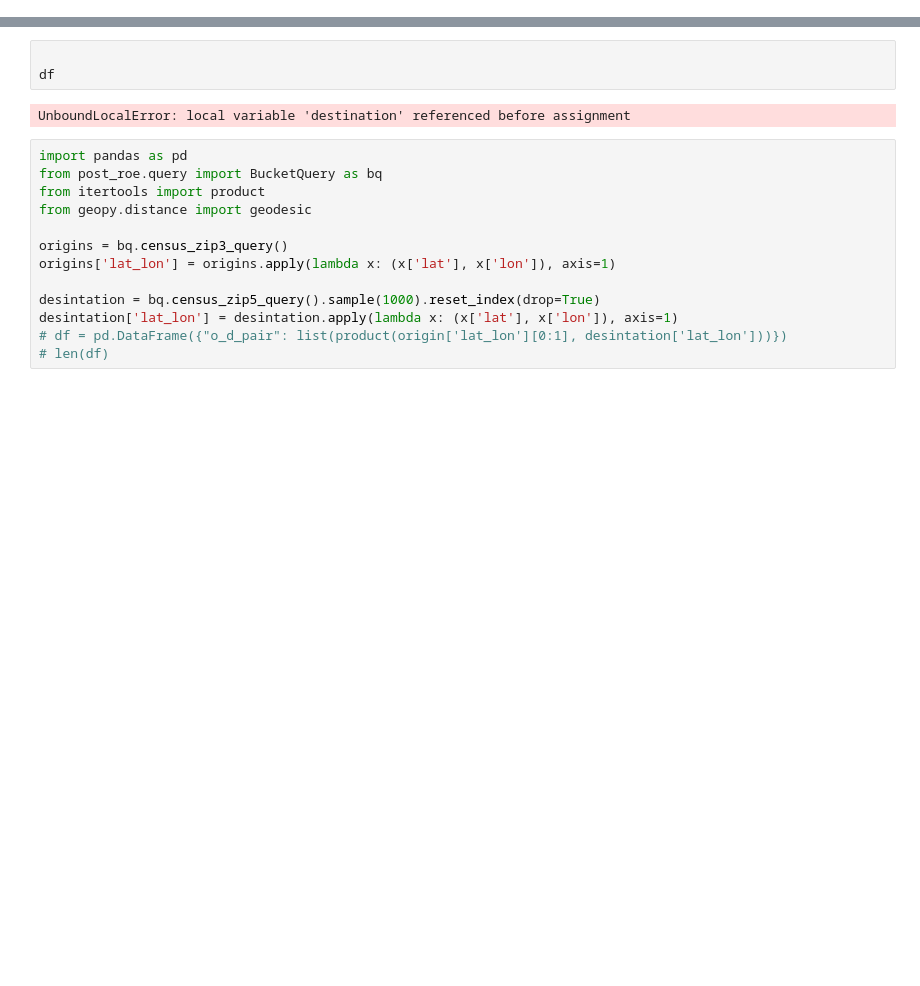
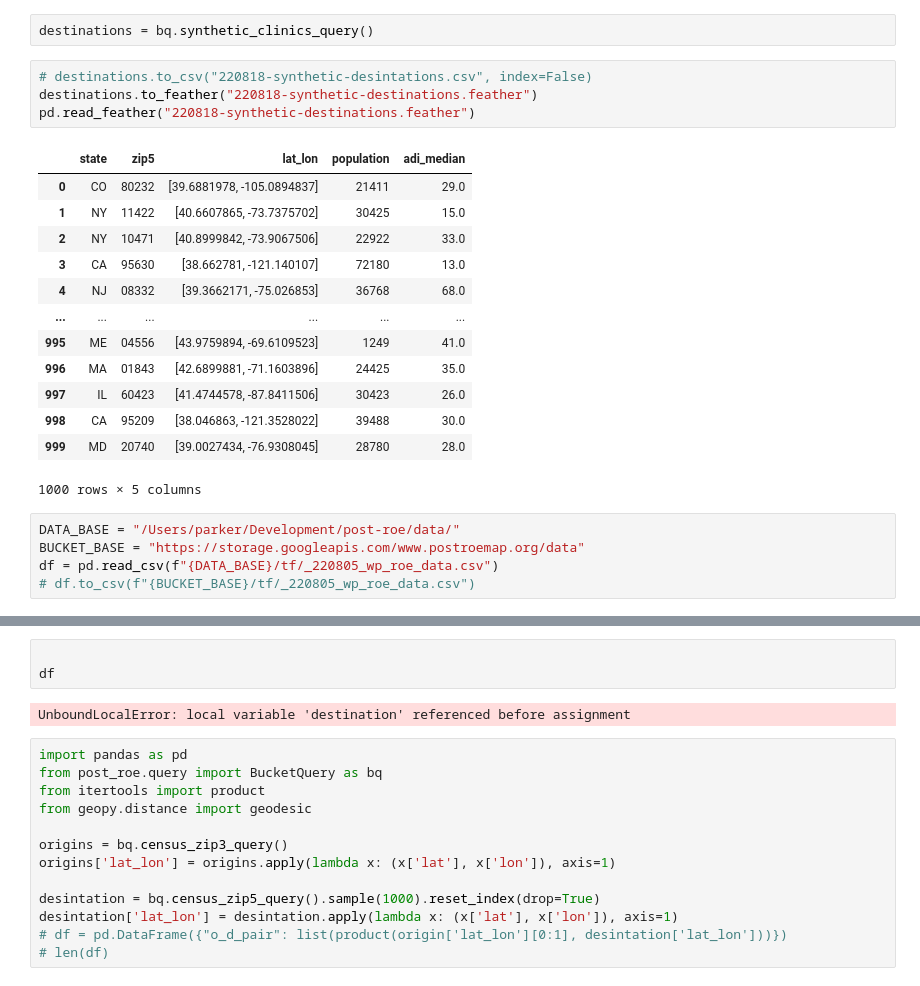
Before and after one commit to openhealthdataorg/post-roe, a Jupyter notebook: notebooks/2022-08-17/_workbench.ipynb, the cells around one changed output, grey strips where cells are left out. Drawn from its saved outputs; the diff is of its cells as text; blank space fills up the shorter version.

```diff
--- a/notebooks/2022-08-17/_workbench.ipynb
+++ b/notebooks/2022-08-17/_workbench.ipynb
@@ -0,0 +37,25 @@
+# %%
+destinations = bq.synthetic_clinics_query()
+# %%
+# destinations.to_csv("220818-synthetic-desintations.csv", index=False)
+destinations.to_feather("220818-synthetic-destinations.feather")
+pd.read_feather("220818-synthetic-destinations.feather")
+# %% [output]
+|  | state | zip5 | lat_lon | population | adi_median |
+| 0 | CO | 80232 | [39.6881978, -105.0894837] | 21411 | 29.0 |
+| 1 | NY | 11422 | [40.6607865, -73.7375702] | 30425 | 15.0 |
+| 2 | NY | 10471 | [40.8999842, -73.9067506] | 22922 | 33.0 |
+| 3 | CA | 95630 | [38.662781, -121.140107] | 72180 | 13.0 |
+| 4 | NJ | 08332 | [39.3662171, -75.026853] | 36768 | 68.0 |
+| ... | ... | ... | ... | ... | ... |
+| 995 | ME | 04556 | [43.9759894, -69.6109523] | 1249 | 41.0 |
+| 996 | MA | 01843 | [42.6899881, -71.1603896] | 24425 | 35.0 |
+| 997 | IL | 60423 | [41.4744578, -87.8411506] | 30423 | 26.0 |
+| 998 | CA | 95209 | [38.046863, -121.3528022] | 39488 | 30.0 |
+| 999 | MD | 20740 | [39.0027434, -76.9308045] | 28780 | 28.0 |
+1000 rows × 5 columns
+# %%
+DATA_BASE = "/Users/parker/Development/post-roe/data/"
+BUCKET_BASE = "https://storage.googleapis.com/www.postroemap.org/data"
+df = pd.read_csv(f"{DATA_BASE}/tf/_220805_wp_roe_data.csv")
+# df.to_csv(f"{BUCKET_BASE}/tf/_220805_wp_roe_data.csv")
```
Also changed, not shown: parts of 3 cells of this notebook, 12 other files.
